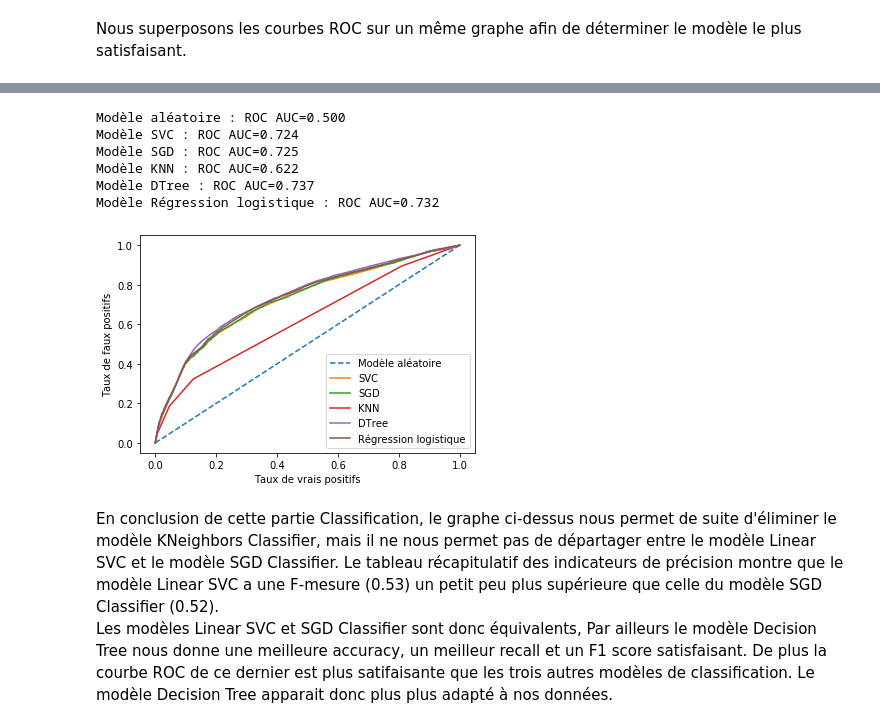
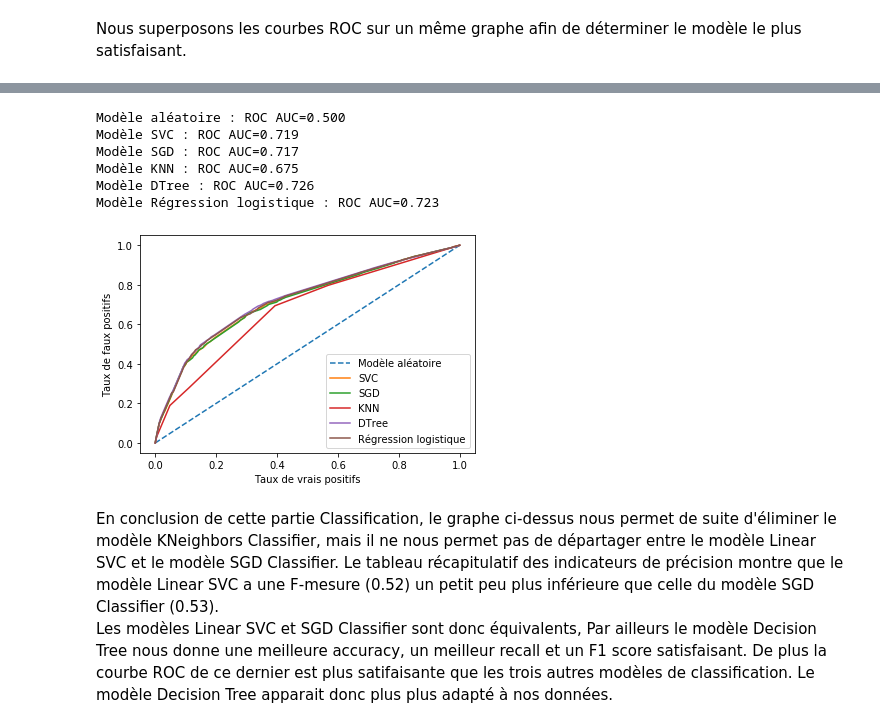
Before and after one commit to Clotilde-23/Accidents-corporels, a Jupyter notebook: Modelisation.ipynb, the cells around one changed output, grey strips where cells are left out. Drawn from its saved outputs; the diff is of its cells as text; code cells hidden in the pictures.

Commit message:
Suppression var collision dans les modele+ Ajout var pieton

```diff
--- a/Modelisation.ipynb
+++ b/Modelisation.ipynb
@@ -92,9 +90,6 @@ df_accidents["y"] = (df_accidents["gravite"]==2).astype(int)
 
 
 # Variables explicatives :
-df_accidents["Sans collision"] = pd.get_dummies(df_accidents["collision"])["Sans collision"]
-df_accidents["Autre collision"] = pd.get_dummies(df_accidents["collision"])["autre"]
-
 df_accidents["Route dep ou nationale"] = pd.get_dummies(df_accidents["catr"])["Route départementale ou nationale + Autre"]
 
 df_accidents["Sur accotement"] = pd.get_dummies(df_accidents["situ"])["Sur accotement"]
@@ -117,7 +110,7 @@ Créer les échantillons de test et d'apprentissage
 # Les variables explicatives sous forme d'indicatrices
 col = ["Route dep ou nationale", "Sur accotement", "Autre lieu de l'accident", "Hors agglomeration",
        "A chaussées séparées", "Bidirectionnelle", "Nuit sans éclairage", "Plein jour",
-       "Sans collision", "Autre collision", "Courbe"]
+       "Courbe"]
 
 # Créer de la base de donner avec uniquement les variables explicatives
 df_temp = df_accidents[col]
@@ -565,16 +520,16 @@ Modèle Dtree: ROC AUC=0.737
 # %%
 liste_des_modeles = [classification_SVC, calibrated_classification_SGD, classification_KNN, classification_DTree]
 nom_des_modeles = ["SVC", "SGD", "KNN", "DTree"]
-courbe_roc_synthese_bis(liste_des_modeles, nom_des_modeles)
+courbe_roc_synthese(liste_des_modeles, nom_des_modeles)
 # %% [output]
 Modèle aléatoire : ROC AUC=0.500
-Modèle SVC : ROC AUC=0.724
-Modèle SGD : ROC AUC=0.725
-Modèle KNN : ROC AUC=0.622
-Modèle DTree : ROC AUC=0.737
-Modèle Régression logistique : ROC AUC=0.732
+Modèle SVC : ROC AUC=0.719
+Modèle SGD : ROC AUC=0.717
+Modèle KNN : ROC AUC=0.675
+Modèle DTree : ROC AUC=0.726
+Modèle Régression logistique : ROC AUC=0.723
-[figure, old version]
+[figure, new version]
 # %% [markdown]
-En conclusion de cette partie Classification, le graphe ci-dessus nous permet de suite d'éliminer le modèle KNeighbors Classifier, mais il ne nous permet pas de départager entre le modèle Linear SVC et le modèle SGD Classifier. Le tableau récapitulatif des indicateurs de précision montre que le modèle Linear SVC a une F-mesure (0.53) un petit peu plus supérieure que celle du modèle SGD Classifier (0.52).
+En conclusion de cette partie Classification, le graphe ci-dessus nous permet de suite d'éliminer le modèle KNeighbors Classifier, mais il ne nous permet pas de départager entre le modèle Linear SVC et le modèle SGD Classifier. Le tableau récapitulatif des indicateurs de précision montre que le modèle Linear SVC a une F-mesure (0.52) un petit peu plus inférieure que celle du modèle SGD Classifier (0.53).
 Les modèles Linear SVC et SGD Classifier sont donc équivalents,
 Par ailleurs le modèle Decision Tree nous donne une meilleure accuracy, un meilleur recall et un F1 score satisfaisant. De plus la courbe ROC de ce dernier est plus satifaisante que les trois autres modèles de classification. Le modèle Decision Tree apparait donc plus plus adapté à nos données.
```
Also changed, not shown: parts of 35 cells of this notebook, 2 other files.
